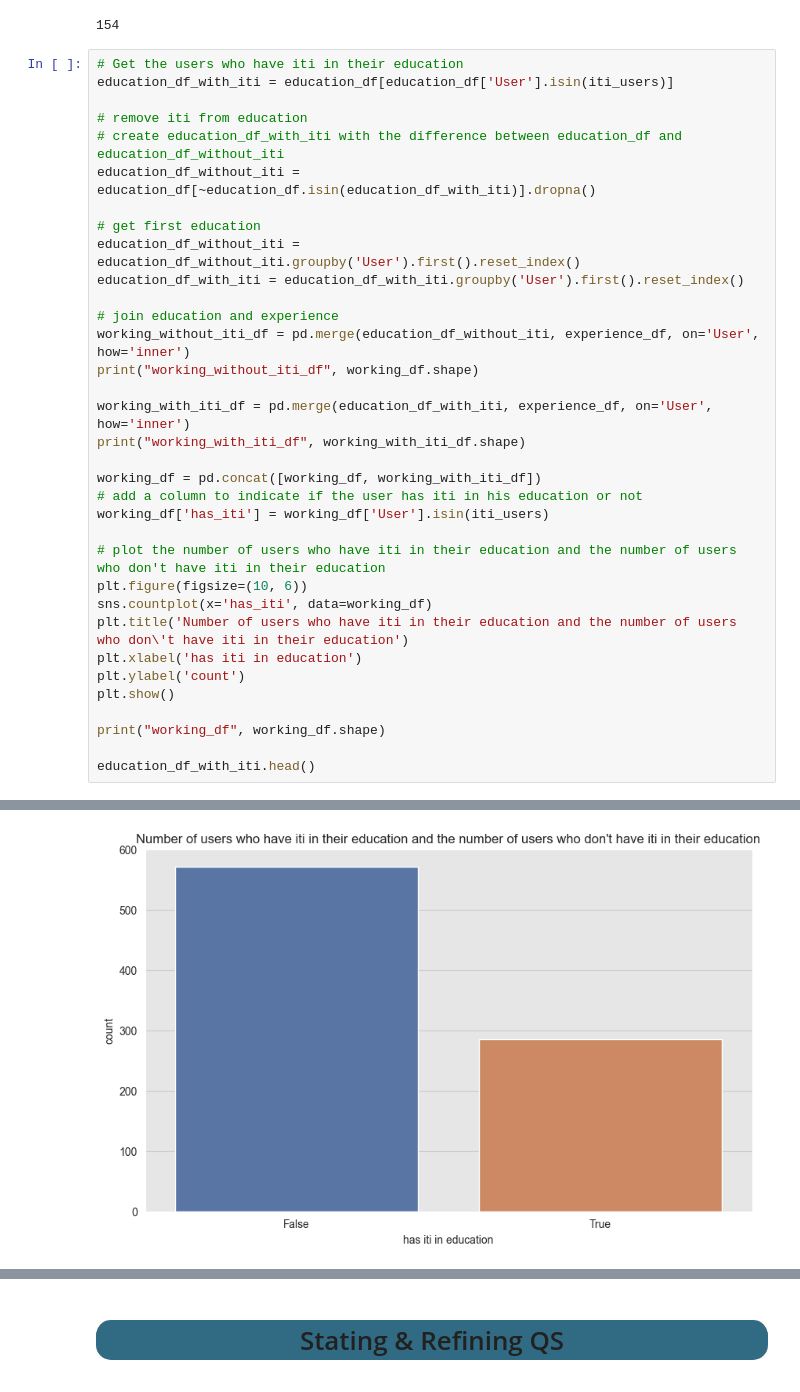
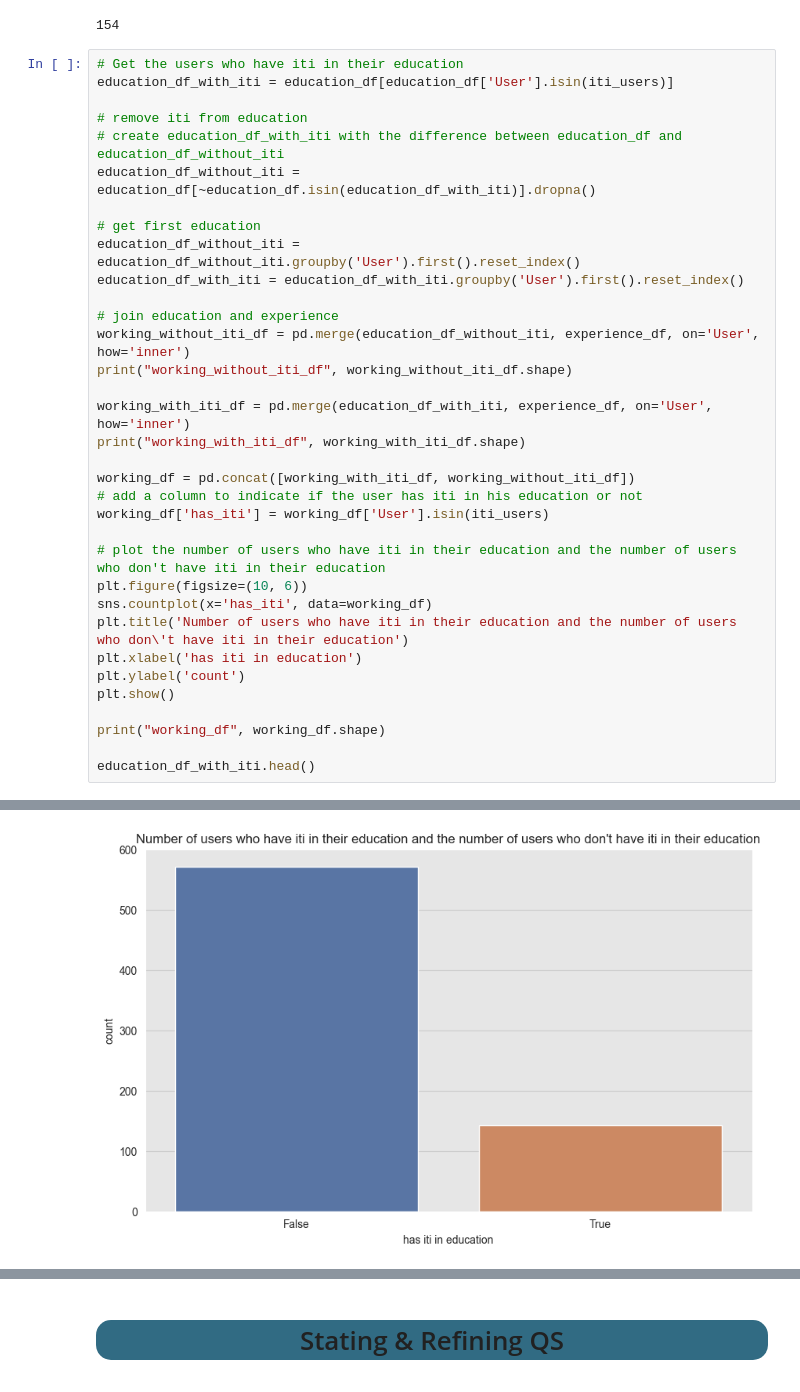
Before and after one commit to Mostafa-wael/Exploring-the-Landscape-of-the-Egyptian-Software-Market, a Jupyter notebook: notebooks/causal.ipynb, the cells around one changed output, grey strips where cells are left out. Cells and saved outputs as stored; diff of their text form.

```diff
--- a/notebooks/causal.ipynb
+++ b/notebooks/causal.ipynb
@@ -109,12 +109,12 @@ education_df_with_iti = education_df_with_iti.groupby('User').first().reset_inde
 
 # join education and experience
 working_without_iti_df = pd.merge(education_df_without_iti, experience_df, on='User', how='inner')
-print("working_without_iti_df", working_df.shape)
+print("working_without_iti_df", working_without_iti_df.shape)
 
 working_with_iti_df = pd.merge(education_df_with_iti, experience_df, on='User', how='inner')
 print("working_with_iti_df", working_with_iti_df.shape)
 
-working_df = pd.concat([working_df, working_with_iti_df])
+working_df = pd.concat([working_with_iti_df, working_without_iti_df])
 # add a column to indicate if the user has iti in his education or not
 working_df['has_iti'] = working_df['User'].isin(iti_users)
 
@@ -134,2 +134,2 @@ working_without_iti_df (715, 17)
 working_with_iti_df (143, 15)
-[figure, old version]
+[figure, new version]
```
Also changed, not shown: parts of 7 cells of this notebook.
